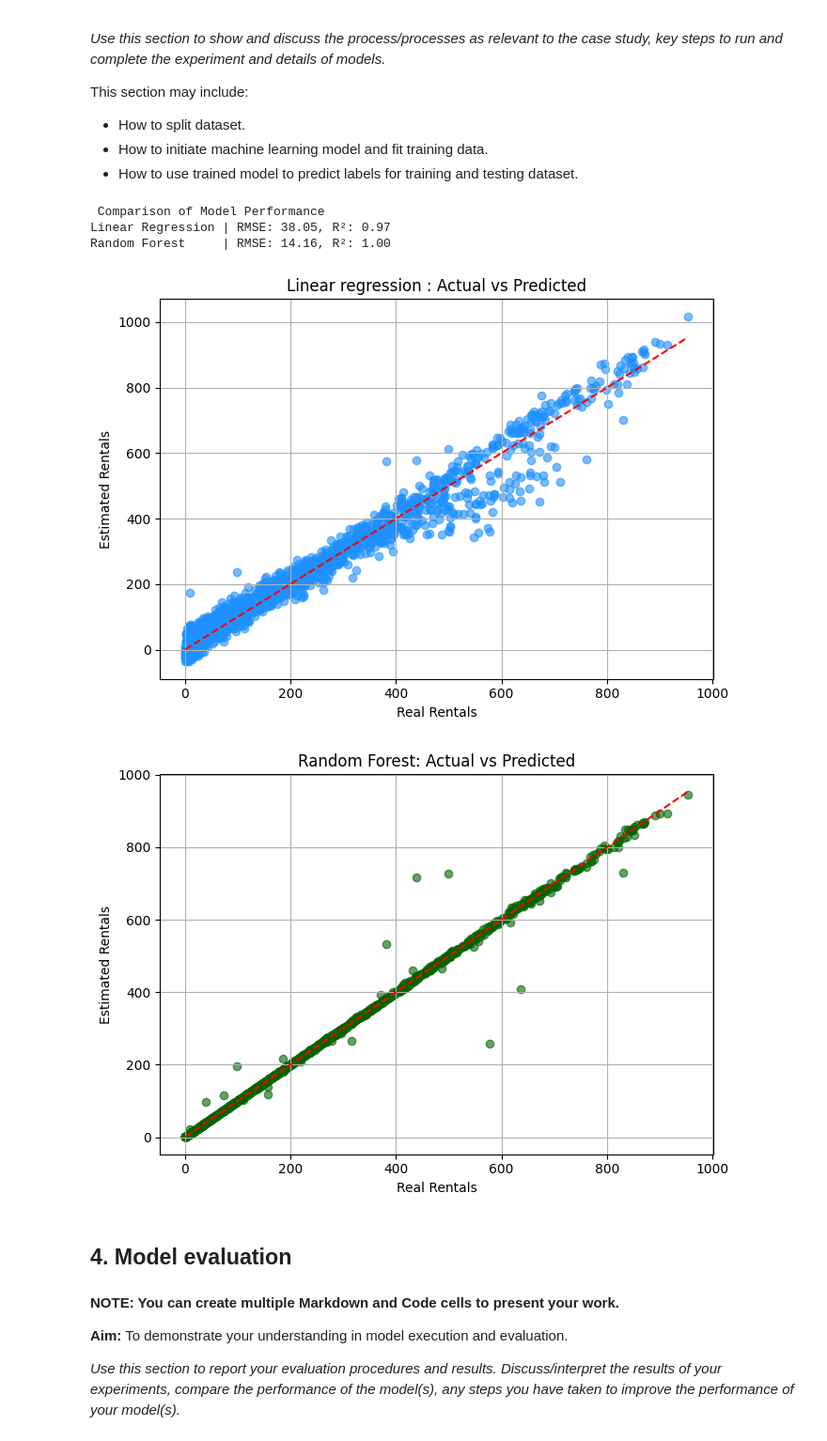
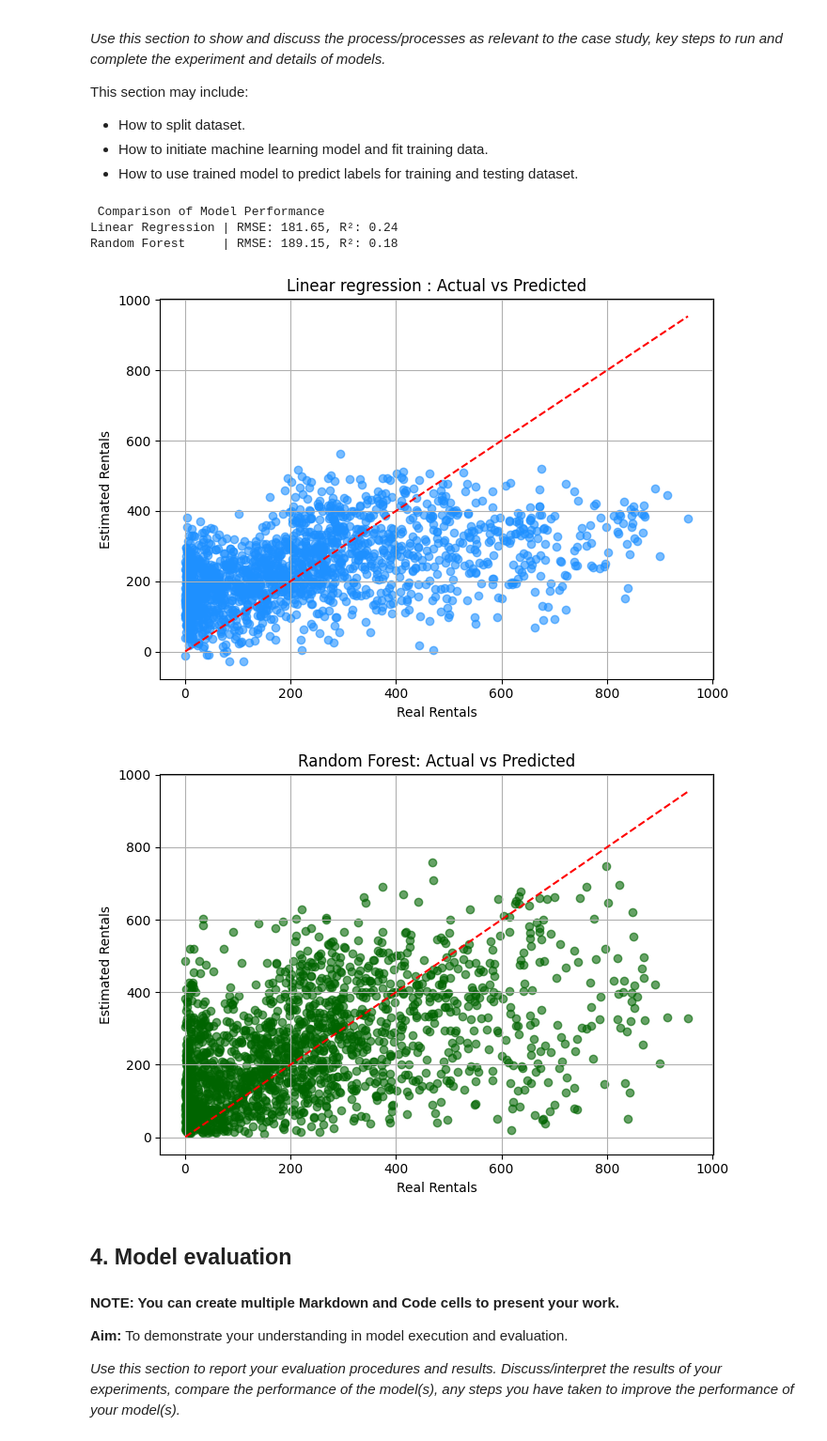
Before and after one commit to Santosh96045/Codsoft-internship-UIUX, a Jupyter notebook: A1/MIS710 A1 Template T1 2023.ipynb, the cells around one changed output. Shown at 94% size. Saved outputs shown, nothing was run; the diff lists cells and outputs as text; code cells hidden in the pictures.

```diff
--- a/A1/MIS710 A1 Template T1 2023.ipynb
+++ b/A1/MIS710 A1 Template T1 2023.ipynb
@@ -210,10 +185,8 @@ rental_df['Day_Name'] = rental_df['Date'].dt.day_name()
 weekend_days = ['Saturday', 'Sunday']
 rental_df['Weekend_Flag'] = rental_df['Day_Name'].apply(lambda x: 1 if x in weekend_days else 0)
 
-# 1. Select the target and features
-x_features = ['Registered_Member_Count', 'Casual_User_Count',
-              'Temperature_Celsius', 'Humidity_Percent',
-              'Wind_Speed_kph', 'Weekend_Flag']
+# 1. Select the target and features  ✅ FIXED to avoid leakage
+x_features = ['Temperature_Celsius', 'Humidity_Percent', 'Wind_Speed_kph', 'Weekend_Flag']
 y_target = 'Rental_Bikes_Total'
 
 X = rental_df[x_features]
@@ -230,57 +203,56 @@ lr_model.fit(X_train, y_train)
 
 # Random Forest Model
 rf_model = RFR_model(n_estimators=100, random_state=42)
-rf_model.fit(X_train, y_train)  # fixed typo: was 'rf_model_model'
+rf_model.fit(X_train, y_train)
 
 # 4. Use models to predict
-predic_lr = lr_model.predict(X_test)  # fixed: was 'simple_model'
-predic_rf = rf_model.predict(X_test)  # fixed: was 'ensemble_model'
+## Linear Regression Model Prediction
+predic_lr = lr_model.predict(X_test)
+
+# Using the Random Forest model for prediction
+predic_rf = rf_model.predict(X_test)
 
 # 5. Evaluate model performance
-
-# mismatch in fixed variables
-mark_lr = np.sqrt(mean_squared_error(y_test, predic_lr))
+mark_lr = np.sqrt(mean_squared_error(y_test, predic_lr))  # fixed variable mismatch
 lq_lr = r2(y_test, predic_lr)
 
-# changed to match the line beneath
-mark_rf = np.sqrt(mean_squared_error(y_test, predic_rf))
+mark_rf = np.sqrt(mean_squared_error(y_test, predic_rf))  # renamed to match line below
 lq_rf = r2(y_test, predic_rf)
 
 # 6. Display results
 print(" Comparison of Model Performance")
 print(f"Linear Regression | RMSE: {mark_lr:.2f}, R²: {lq_lr:.2f}")
 print(f"Random Forest     | RMSE: {mark_rf:.2f}, R²: {lq_rf:.2f}")
 
 # 7. Comparison of Forecasted and Real Results
-
 
 # Actual vs. Predicted Linear Regression
 plt.figure(figsize=(7, 5))
 plt.scatter(y_test, predic_lr, color='dodgerblue', alpha=0.6)
 plt.plot([y_test.min(), y_test.max()], [y_test.min(), y_test.max()], 'r--')
 plt.title("Linear regression : Actual vs Predicted")
 plt.xlabel("Real Rentals")
 plt.ylabel("Estimated Rentals")
 plt.grid(True)
 plt.tight_layout()
 plt.show()
 
 # Random Forest – Actual vs Predicted
 plt.figure(figsize=(7, 5))
 plt.scatter(y_test, predic_rf, color='darkgreen', alpha=0.6)
 plt.plot([y_test.min(), y_test.max()], [y_test.min(), y_test.max()], 'r--')
 plt.title("Random Forest: Actual vs Predicted")
 plt.xlabel("Real Rentals")
 plt.ylabel("Estimated Rentals")
 plt.grid(True)
 plt.tight_layout()
 plt.show()
 # %% [output]
  Comparison of Model Performance
-Linear Regression | RMSE: 38.05, R²: 0.97
-Random Forest     | RMSE: 14.16, R²: 1.00
+Linear Regression | RMSE: 181.65, R²: 0.24
+Random Forest     | RMSE: 189.15, R²: 0.18
-[figure, old version]
+[figure, new version]
-[figure, old version]
+[figure, new version]
 # %% [markdown]
 <a id = "cell_Evaluation"></a>
 ## 4. Model evaluation
```
Also changed, not shown: parts of 10 cells of this notebook.
